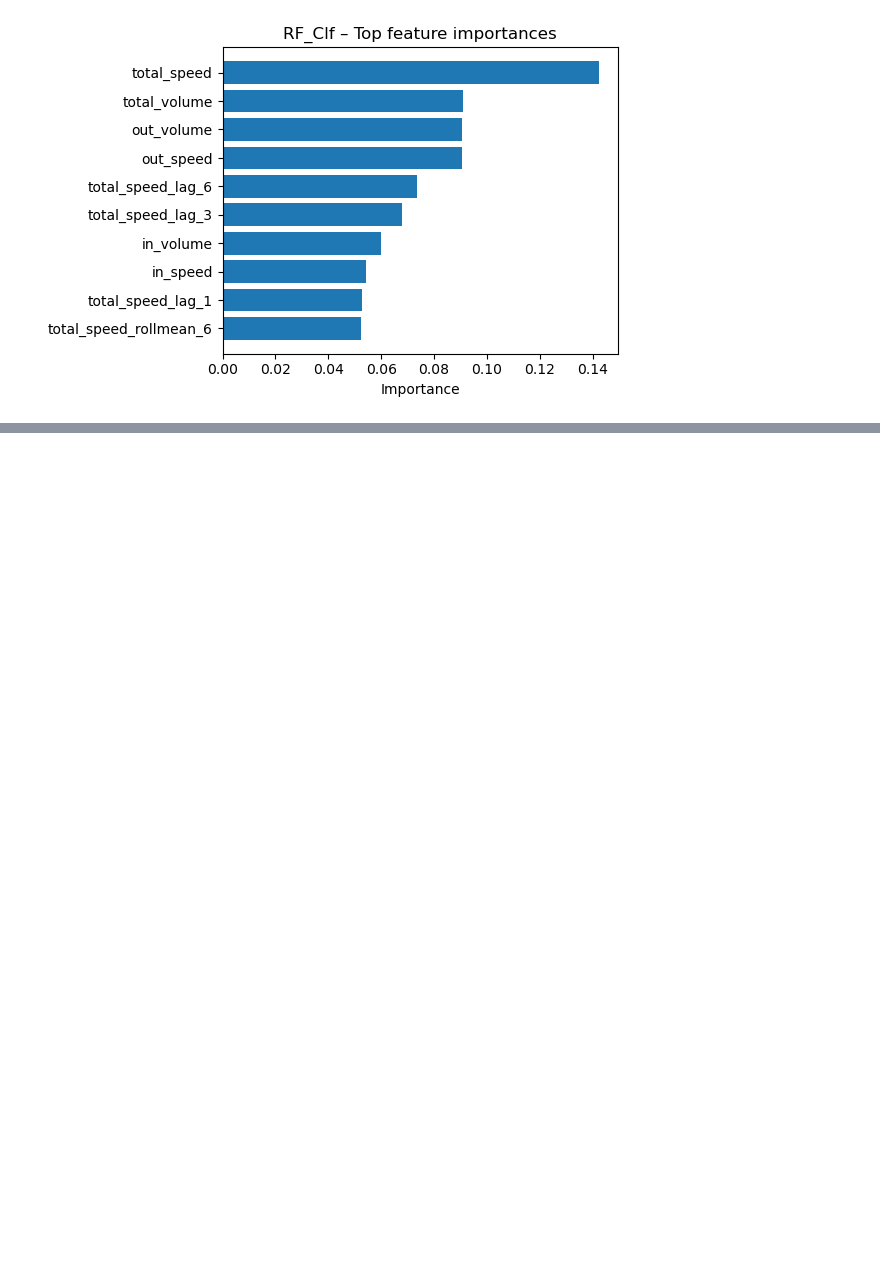
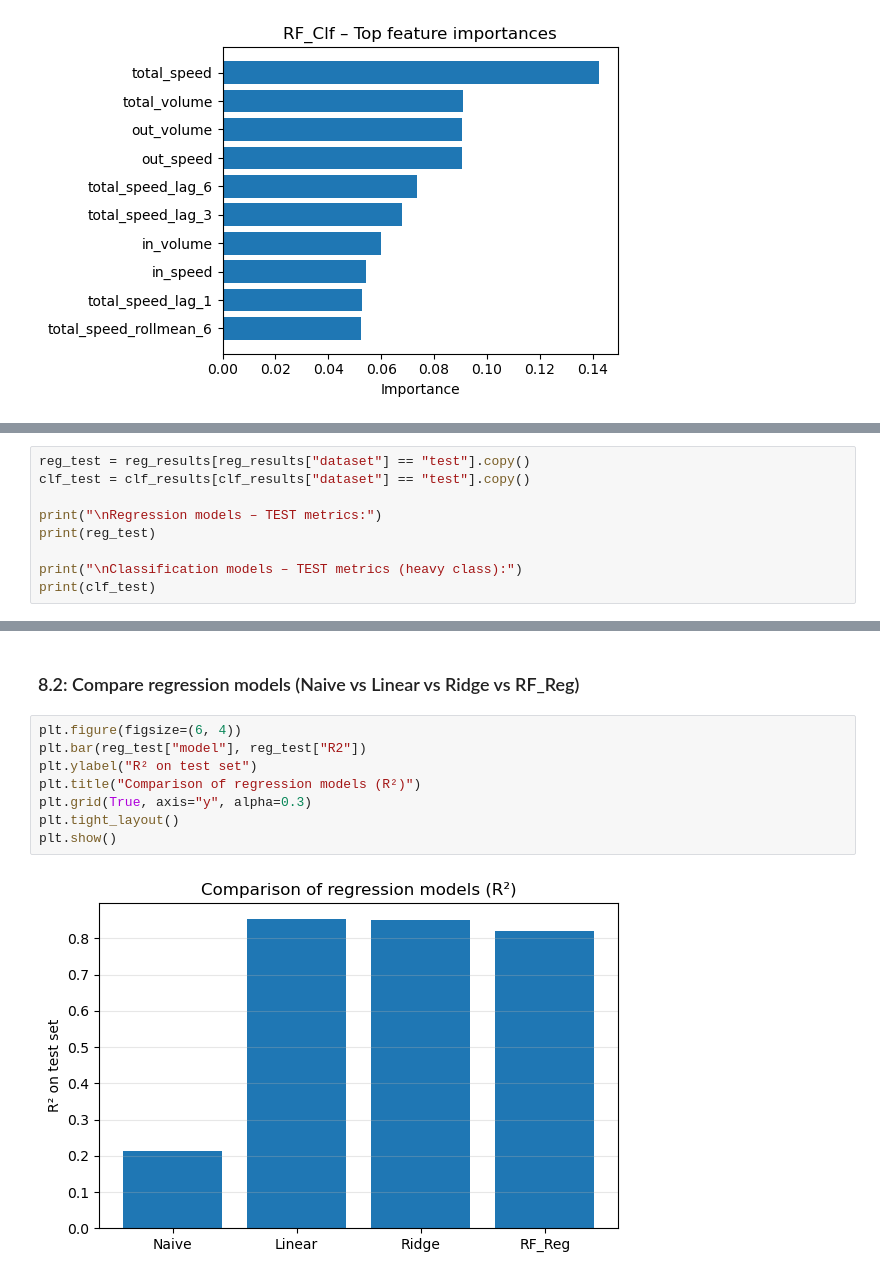
Before and after one commit to Ayatelawej/EC558_project, a Jupyter notebook: notebooks/EC558_core_pipeline.ipynb, the cells around one changed output, grey strips where cells are left out. Saved outputs shown, nothing was run; the diff lists cells and outputs as text; blank space fills up the shorter version.

```diff
--- a/notebooks/EC558_core_pipeline.ipynb
+++ b/notebooks/EC558_core_pipeline.ipynb
@@ -2172,0 +1841,9 @@ Saved models to: artifacts\models
+# %%
+reg_test = reg_results[reg_results["dataset"] == "test"].copy()
+clf_test = clf_results[clf_results["dataset"] == "test"].copy()
+
+print("\nRegression models – TEST metrics:")
+print(reg_test)
+
+print("\nClassification models – TEST metrics (heavy class):")
+print(clf_test)
@@ -2172,0 +1862,12 @@ Saved models to: artifacts\models
+# %% [markdown]
+<h3>8.2: Compare regression models (Naive vs Linear vs Ridge vs RF_Reg) </h3>
+# %%
+plt.figure(figsize=(6, 4))
+plt.bar(reg_test["model"], reg_test["R2"])
+plt.ylabel("R² on test set")
+plt.title("Comparison of regression models (R²)")
+plt.grid(True, axis="y", alpha=0.3)
+plt.tight_layout()
+plt.show()
+# %% [output]
+[figure, added]
```
Also changed, not shown: parts of 63 cells of this notebook, 12 other files.
